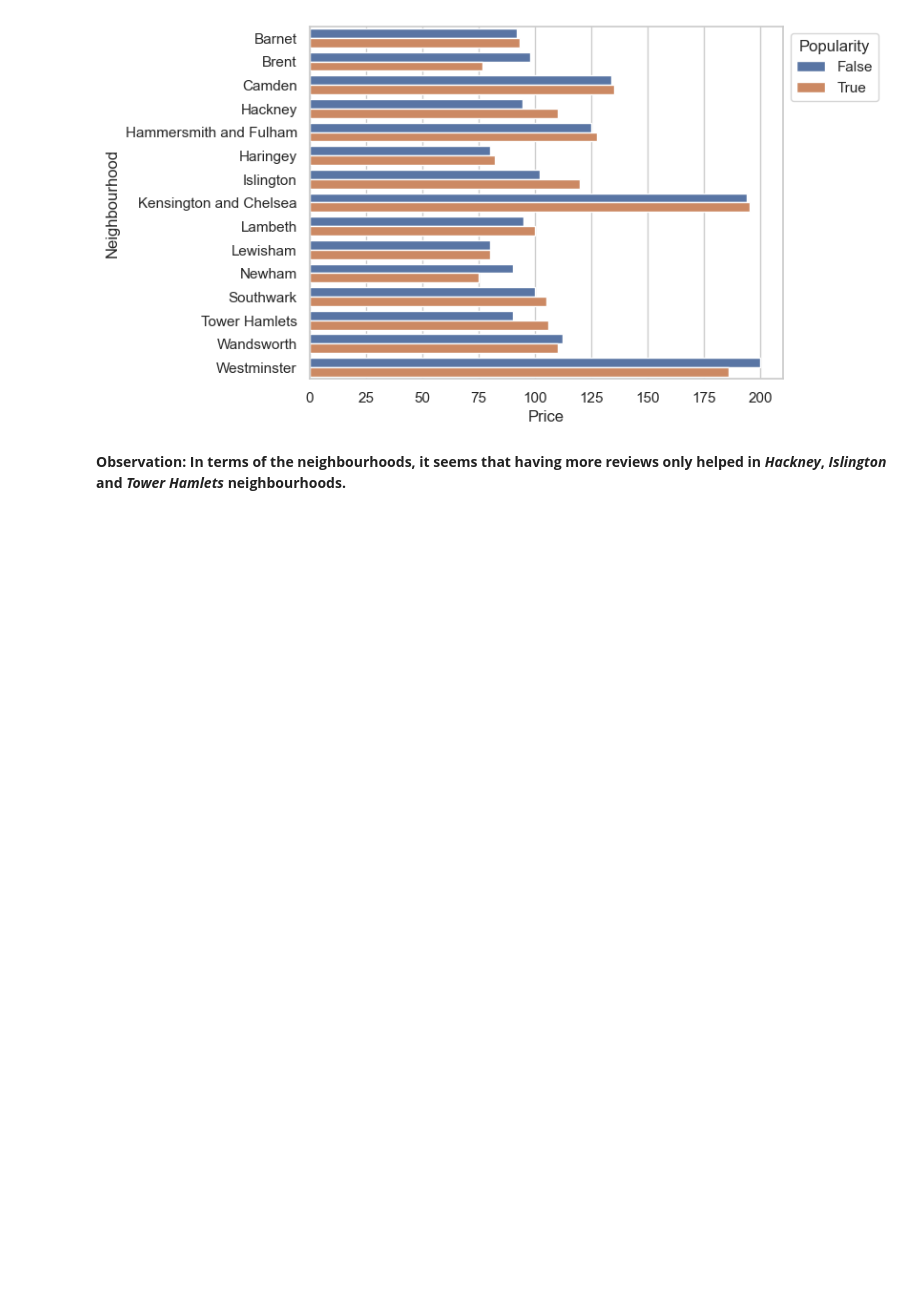
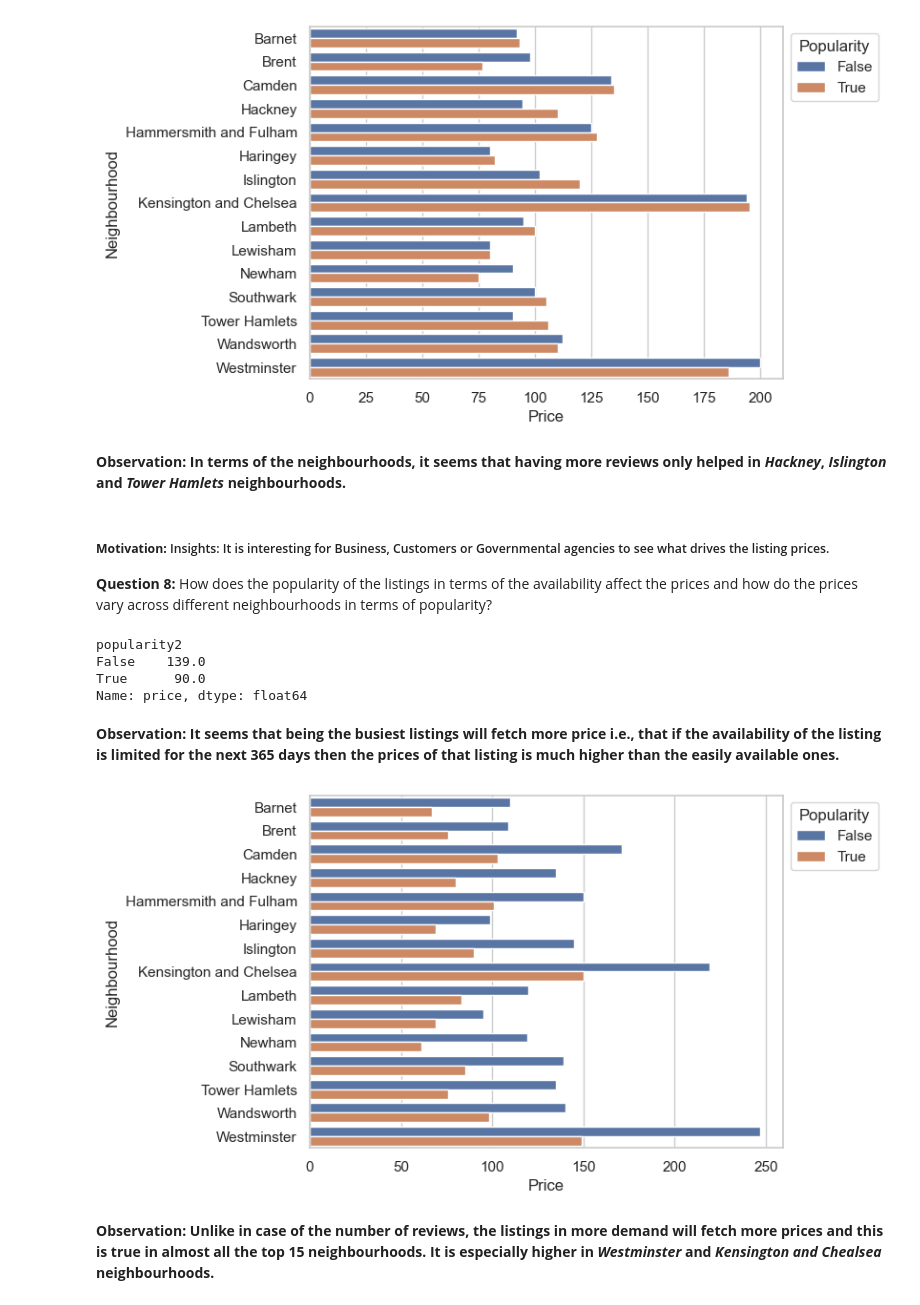
Before and after one commit to aravindkg7/Data-Science-Projects, a Jupyter notebook: Data Analysis - London BnB listings.ipynb, the cells around one changed output. Saved outputs shown, nothing was run; the diff lists cells and outputs as text; code cells hidden in the pictures; blank space fills up the shorter version.

Commit message:
Analysis 8 - Availability vs Price

```diff
--- a/Data Analysis - London BnB listings.ipynb
+++ b/Data Analysis - London BnB listings.ipynb
@@ -364,3 +364,26 @@ plt.show()
 [figure]
 # %% [markdown]
 **Observation: In terms of the neighbourhoods, it seems that having more reviews only helped in *Hackney*, *Islington* and *Tower Hamlets* neighbourhoods.**
+# %% [markdown]
+##### **Motivation:** Insights: It is interesting for Business, Customers or Governmental agencies to see what drives the listing prices.
+**Question 8:** How does the popularity of the listings in terms of the availability affect the prices and how do the prices vary across different neighbourhoods in terms of popularity?
+# %%
+data.groupby(['popularity2'])['price'].median()
+# %% [output]
+popularity2
+False    139.0
+True      90.0
+Name: price, dtype: float64
+# %% [markdown]
+**Observation: It seems that being the busiest listings will fetch more price i.e., that if the availability of the listing is limited for the next 365 days then the prices of that listing is much higher than the easily available ones.**
+# %%
+neighbourhood_15_grp = neighbourhood_15.groupby(['neighbourhood_cleansed','popularity2'])['price'].median().reset_index()
+neighbourhood_15_grp.columns = ['Neighbourhood', 'Popularity','Price']
+# %%
+bx = sns.barplot(data=neighbourhood_15_grp, y='Neighbourhood', x='Price', hue='Popularity')
+sns.move_legend(bx, "upper left", bbox_to_anchor=(1, 1))
+plt.show()
+# %% [output]
+[figure, added]
+# %% [markdown]
+**Observation: Unlike in case of the number of reviews, the listings in more demand will fetch more prices and this is true in almost all the top 15 neighbourhoods. It is especially higher in *Westminster* and *Kensington and Chealsea* neighbourhoods.**
```
